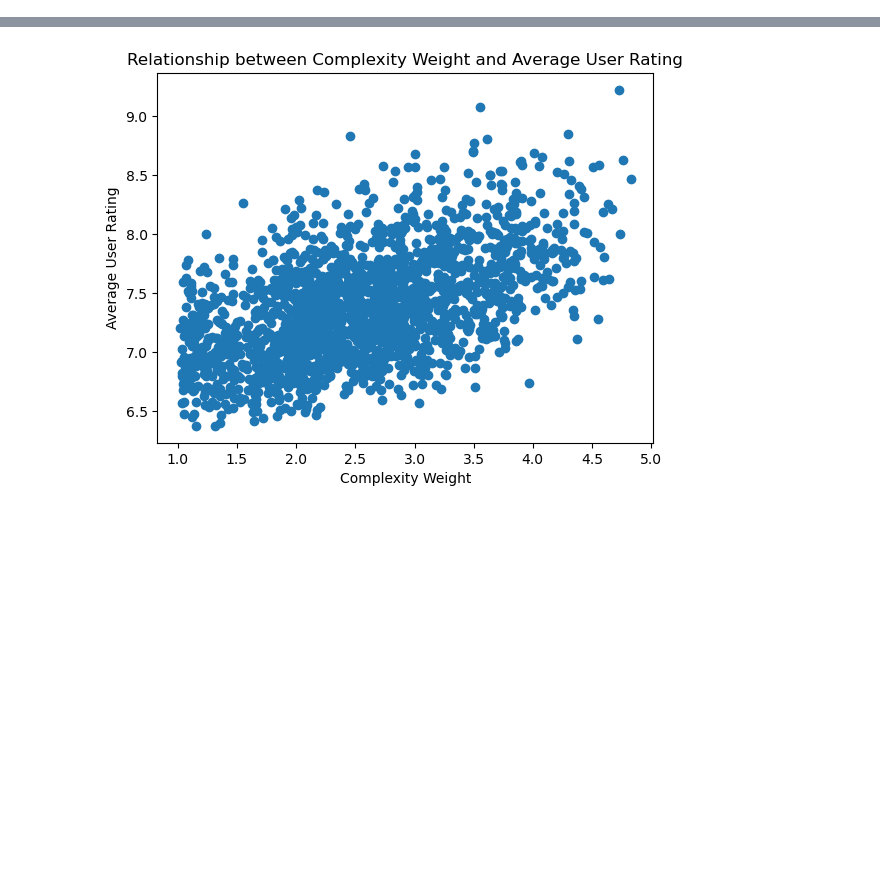
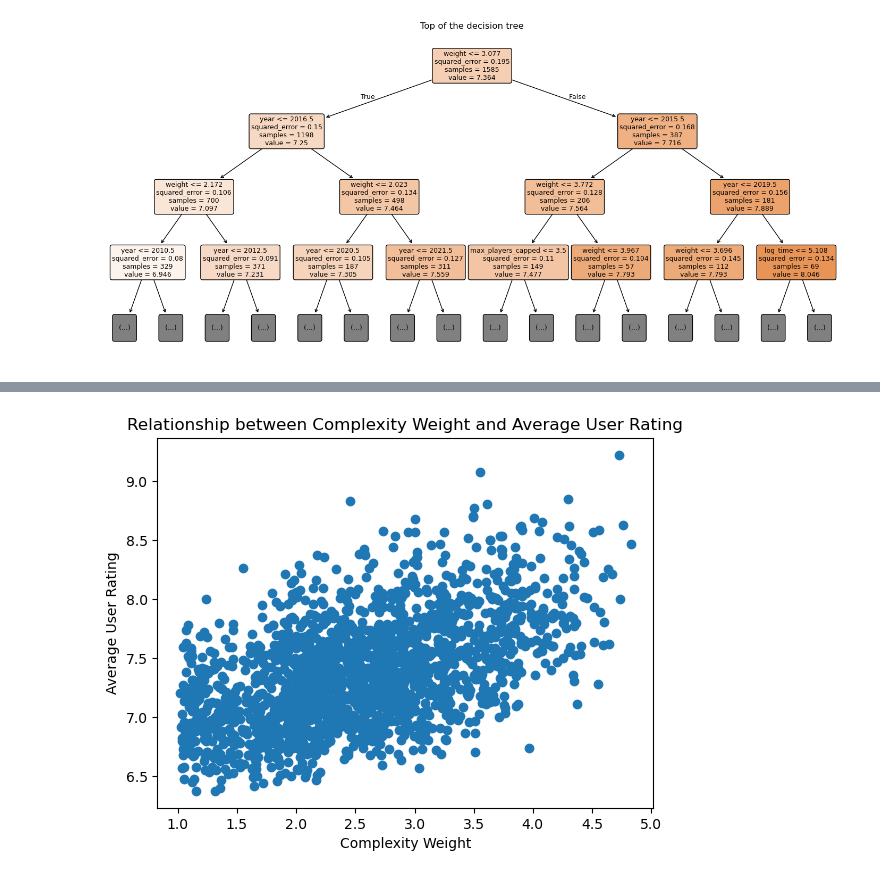
Before and after one commit to allisonbri/DataSciencePortfolio, a Jupyter notebook: PortfolioProject2.ipynb, the cells around one changed output, grey strips where cells are left out. Saved outputs shown, nothing was run; the diff lists cells and outputs as text; code cells hidden in the pictures; blank space fills up the shorter version.

```diff
--- a/PortfolioProject2.ipynb
+++ b/PortfolioProject2.ipynb
@@ -26,0 +211,7 @@ df = pd.read_csv(r"C:\Users\allis\Downloads\basic_data_2023.csv")
+# %%
+plt.figure(figsize=(18, 8))
+plot_tree(tree_model, feature_names=FEATURES, max_depth=3, filled=True, rounded=True, fontsize=9)
+plt.title("Top of the decision tree")
+plt.show()
+# %% [output]
+[figure, added]
```
Also changed, not shown: parts of 27 cells of this notebook.
